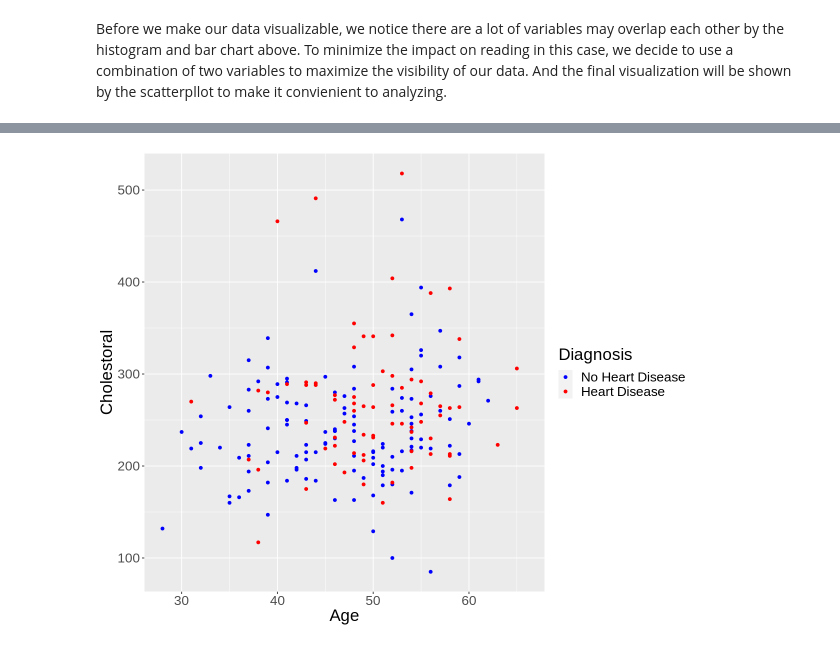
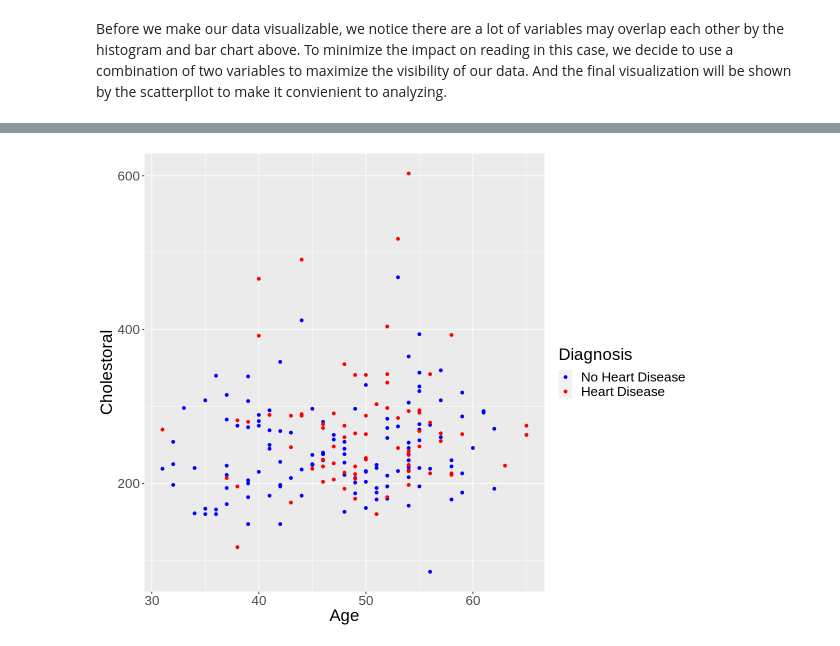
Before and after one commit to julieklipp/Project-Proposal, a Jupyter notebook: Project Proposal.ipynb, the cells around one changed output, grey strips where cells are left out. Cells and saved outputs as stored; diff of their text form; code cells hidden in the pictures.

```diff
--- a/Project Proposal.ipynb
+++ b/Project Proposal.ipynb
@@ -21,9 +19,9 @@ library(tidyverse)
 library(tidymodels)
 set.seed(123)
 
-untidy_heart_data <- read_csv("https://archive.ics.uci.edu/ml/machine-learning-databases/heart-disease/processed.hungarian.data", col_names = FALSE)
+heart_data <- read_csv("https://archive.ics.uci.edu/ml/machine-learning-databases/heart-disease/processed.hungarian.data", col_names = FALSE)
 
-untidy_heart_data_2 <- rename(untidy_heart_data,
+heart_data_renamed <- rename(heart_data,
                         age = X1,
                         sex = X2,
                         chest_pain_type= X3,
@@ -39,8 +37,8 @@ untidy_heart_data_2 <- rename(untidy_heart_data,
                         thal = X13,
                         diagnosis = X14)
 
-untidy_heart_data_3 <- untidy_heart_data_2|>
+heart_data_renamed <- heart_data_renamed |>
     mutate(across(c(diagnosis, sex, chest_pain_type, fasting_blood_sugar, resting_electrocardiographic_results,exercise_induced_angina), as.factor))|>
     mutate(across(c(resting_blood_pressure), as.numeric))
-untidy_heart_data_3
+heart_data_renamed
 # %% [output]
@@ -112,5 +76,5 @@ A tibble: 294 × 5
 # %%
-tidy_heart_data <- untidy_heart_data_3  |>
+tidy_heart_data <- heart_data_renamed  |>
     select(age, resting_blood_pressure, serum_cholestoral, max_heart_rate, diagnosis) |>
     filter(age != "?", resting_blood_pressure != "?", serum_cholestoral != "?", max_heart_rate != "?", diagnosis != "?")
 tidy_heart_data
@@ -139,9 +103,7 @@ Since the data is already in tidy format and the variables are the correct data
 # %%
-split_heart_data <- initial_split(untidy_heart_data_2, prop = 0.75, strata = diagnosis)
+split_heart_data <- initial_split(tidy_heart_data, prop = 0.75, strata = diagnosis)
 training_heart_data <- training(split_heart_data)
 testing_heart_data <- testing(split_heart_data)
 glimpse(training_heart_data)
 glimpse(testing_heart_data)
-
-#should we use untidy_heart_data 3 instead?
 # %% [output]
@@ -338,12 +249,10 @@ Warning message:
 # %%
 options(repr.plot.width = 10, repr.plot.height = 8)
-heart_scatterplot_5 <- training_heart_data |>
+age_vs_cholestoral_plot <- training_heart_data |>
     ggplot(aes(x = age, y = as.numeric(serum_cholestoral), color = as.factor(diagnosis))) +
     geom_point() +
     labs(x = "Age", y = "Cholestoral", color = "Diagnosis") +
     theme(text = element_text(size = 20)) +
     scale_color_manual(labels = c("No Heart Disease", "Heart Disease"), values = c("blue", "red"))
-heart_scatterplot_5
-
-#why is 85 at the top of y-axis???
+age_vs_cholestoral_plot
 # %% [output]
@@ -356,3 +259,3 @@ Warning message:
-[figure, old version]
+[figure, new version]
 # %%
 options(repr.plot.width = 10, repr.plot.height = 8)
```
Also changed, not shown: parts of 28 cells of this notebook.
